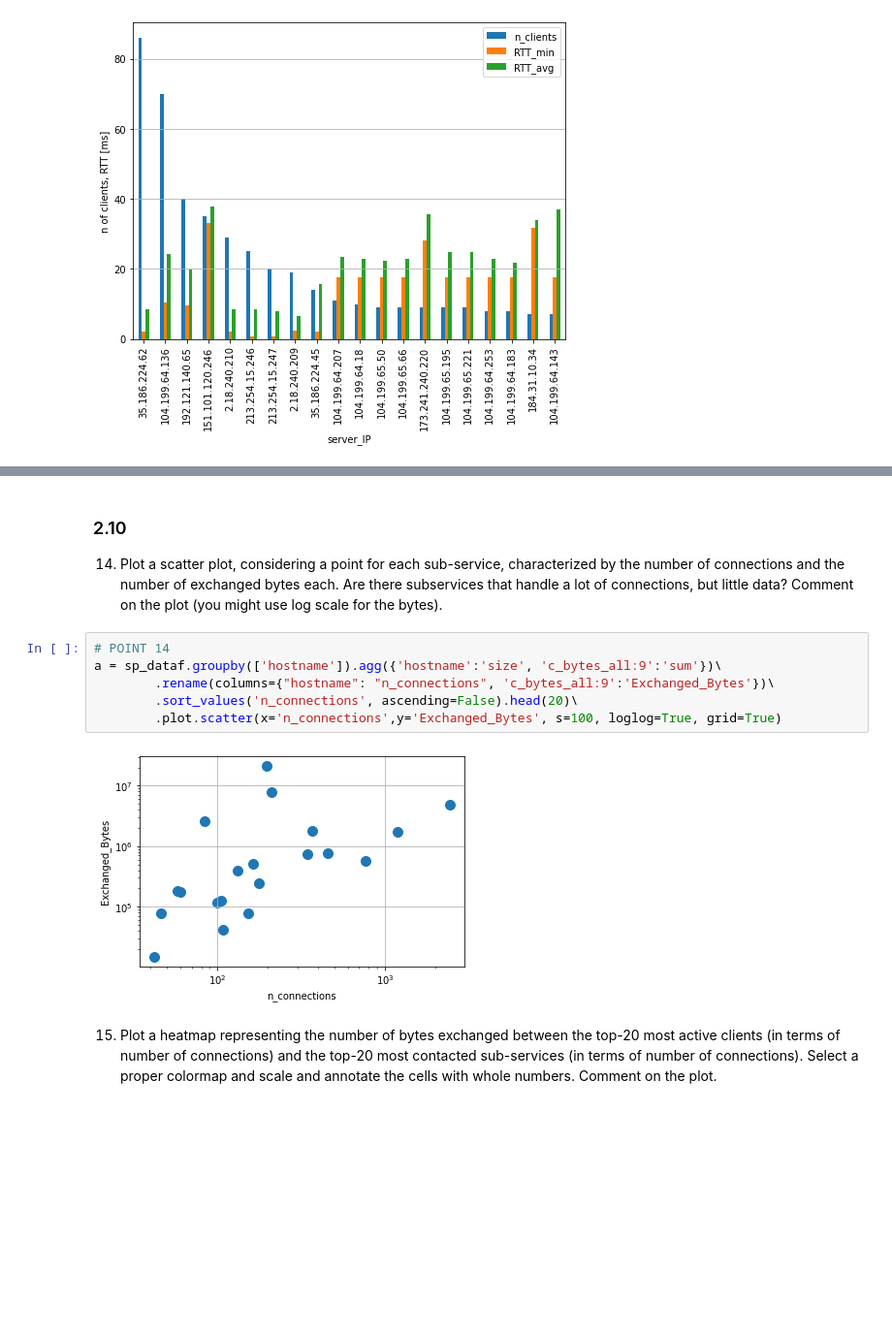
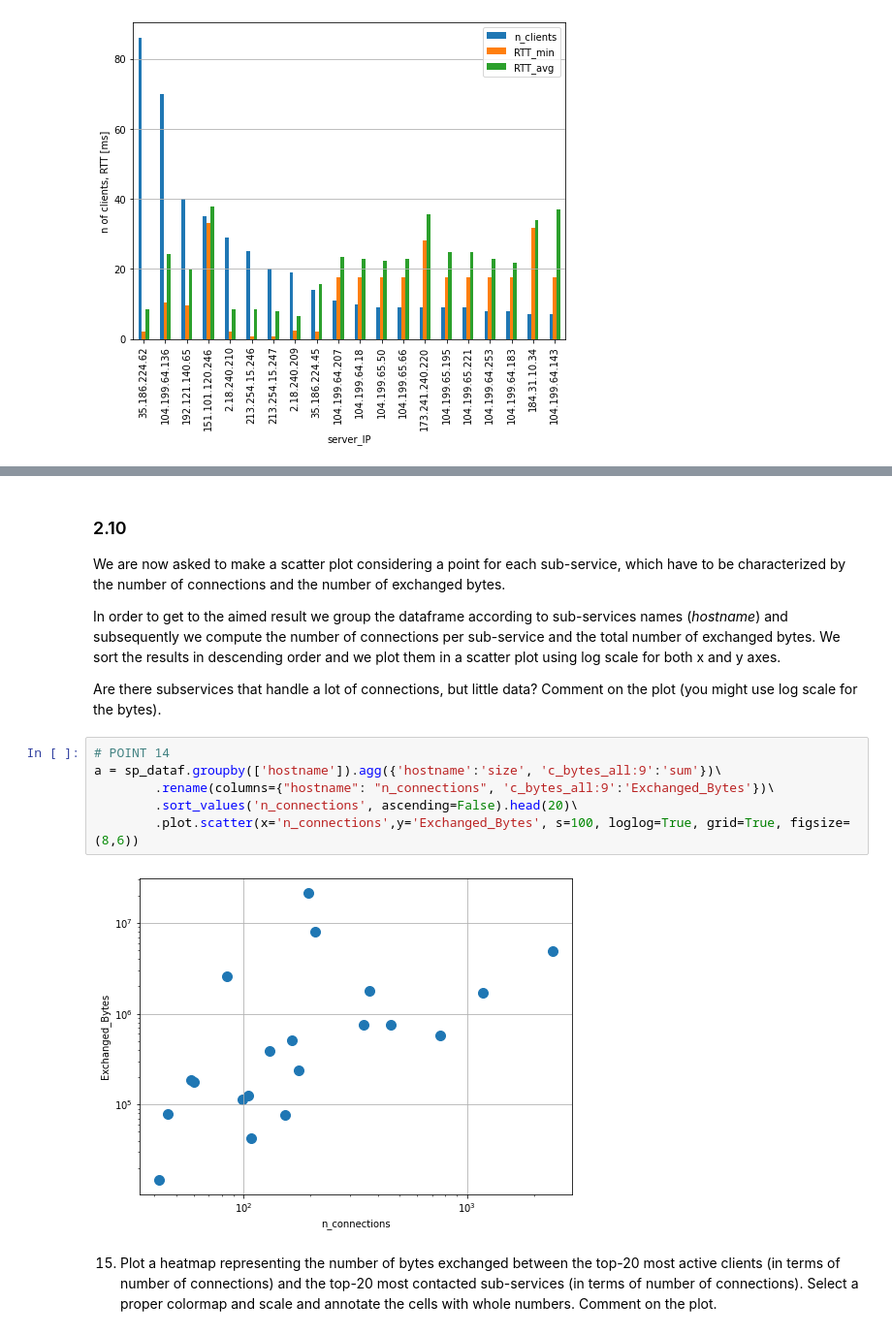
Before and after one commit to AlessioFerra/NML_Group4, a Jupyter notebook: Lab04.ipynb, the cells around one changed output, grey strips where cells are left out. Shown at 97% size. Saved outputs shown, nothing was run; the diff lists cells and outputs as text; blank space fills up the shorter version.

```diff
--- a/Lab04.ipynb
+++ b/Lab04.ipynb
@@ -665,17 +670,19 @@ In the end, the RTT values for the IP 35.186.224.62 are not consistent with the
 # %% [markdown]
 ### 2.10
 
+We are now asked to make a scatter plot considering a point for each sub-service, which have to be characterized by the number of connections and the number of exchanged bytes.
 
+In order to get to the aimed result we group the dataframe according to sub-services names (*hostname*) and subsequently we compute the number of connections per sub-service and the total number of exchanged bytes. We sort the results in descending order and we plot them in a scatter plot using log scale for both x and y axes.
 
-14. Plot a scatter plot, considering a point for each sub-service, characterized by the number of connections and the number of exchanged bytes each. Are there subservices that handle a lot of connections, but little data? Comment on the plot (you might use log scale for the bytes).
+Are there subservices that handle a lot of connections, but little data? Comment on the plot (you might use log scale for the bytes).
 # %%
 # POINT 14
 a = sp_dataf.groupby(['hostname']).agg({'hostname':'size', 'c_bytes_all:9':'sum'})\
         .rename(columns={"hostname": "n_connections", 'c_bytes_all:9':'Exchanged_Bytes'})\
         .sort_values('n_connections', ascending=False).head(20)\
-        .plot.scatter(x='n_connections',y='Exchanged_Bytes', s=100, loglog=True, grid=True)
+        .plot.scatter(x='n_connections',y='Exchanged_Bytes', s=100, loglog=True, grid=True, figsize=(8,6))
 # %% [output]
-[figure, old version]
+[figure, new version]
 # %% [markdown]
 15. Plot a heatmap representing the number of bytes exchanged between the top-20 most active clients (in terms of number of connections) and the top-20 most contacted sub-services (in terms of number of connections). Select a proper colormap and scale and annotate the cells with whole numbers. Comment on the plot.
 # %%
```
Also changed, not shown: parts of 1 cell of this notebook.
